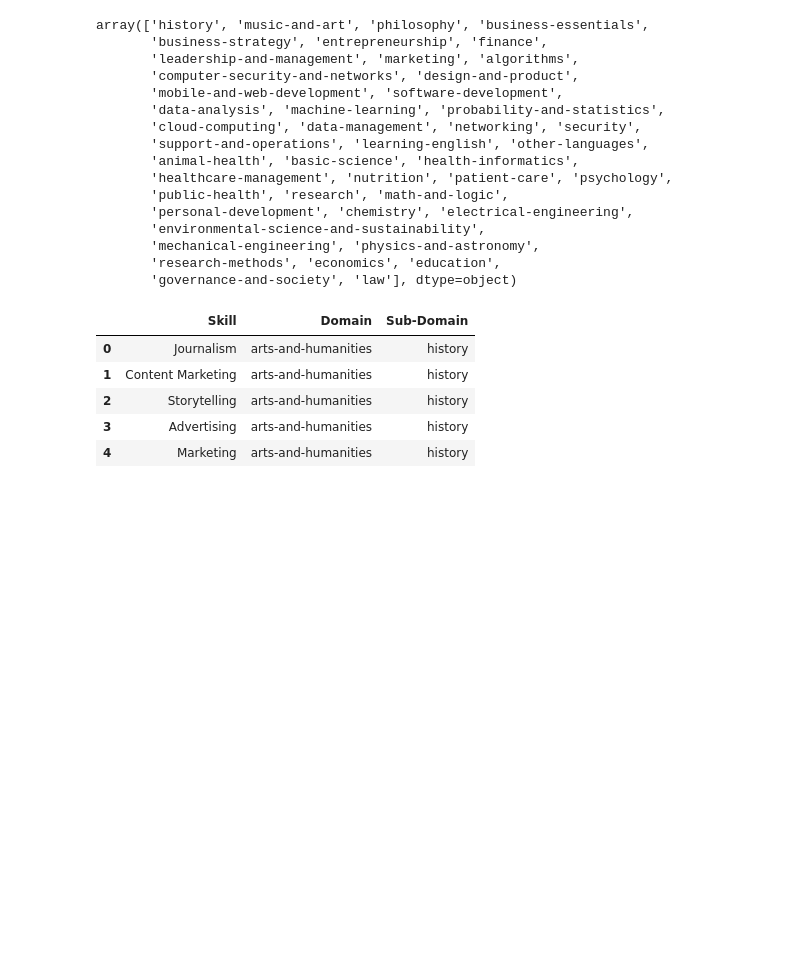
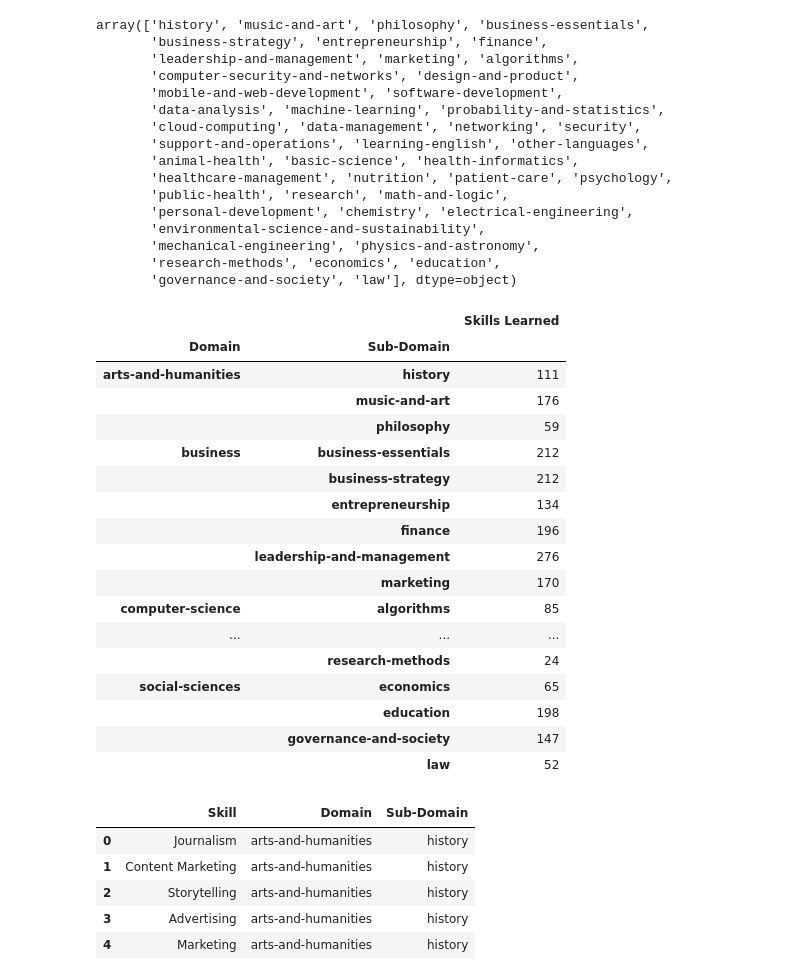
Before and after one commit to binxuankong/skills-ontology-project, a Jupyter notebook: Coursera Skills.ipynb, the cells around one changed output. Saved outputs shown, nothing was run; the diff lists cells and outputs as text; code cells hidden in the pictures; blank space fills up the shorter version.

Commit message:
Research skills

```diff
--- a/Coursera Skills.ipynb
+++ b/Coursera Skills.ipynb
@@ -52,6 +52,28 @@ array(['history', 'music-and-art', 'philosophy', 'business-essentials',
        'mechanical-engineering', 'physics-and-astronomy',
        'research-methods', 'economics', 'education',
        'governance-and-society', 'law'], dtype=object)
+# %%
+df_domain = df_course.groupby(['Domain', 'Sub-Domain']).count()
+df_domain
+# %% [output]
+|  |  | Skills Learned |
+| Domain | Sub-Domain |  |
+| arts-and-humanities | history | 111 |
+|  | music-and-art | 176 |
+|  | philosophy | 59 |
+| business | business-essentials | 212 |
+|  | business-strategy | 212 |
+|  | entrepreneurship | 134 |
+|  | finance | 196 |
+|  | leadership-and-management | 276 |
+|  | marketing | 170 |
+| computer-science | algorithms | 85 |
+| ... | ... | ... |
+|  | research-methods | 24 |
+| social-sciences | economics | 65 |
+|  | education | 198 |
+|  | governance-and-society | 147 |
+|  | law | 52 |
 # %%
 skills_dict_list = []
 
```
Also changed, not shown: parts of 1 cell of this notebook, 6 other files.
